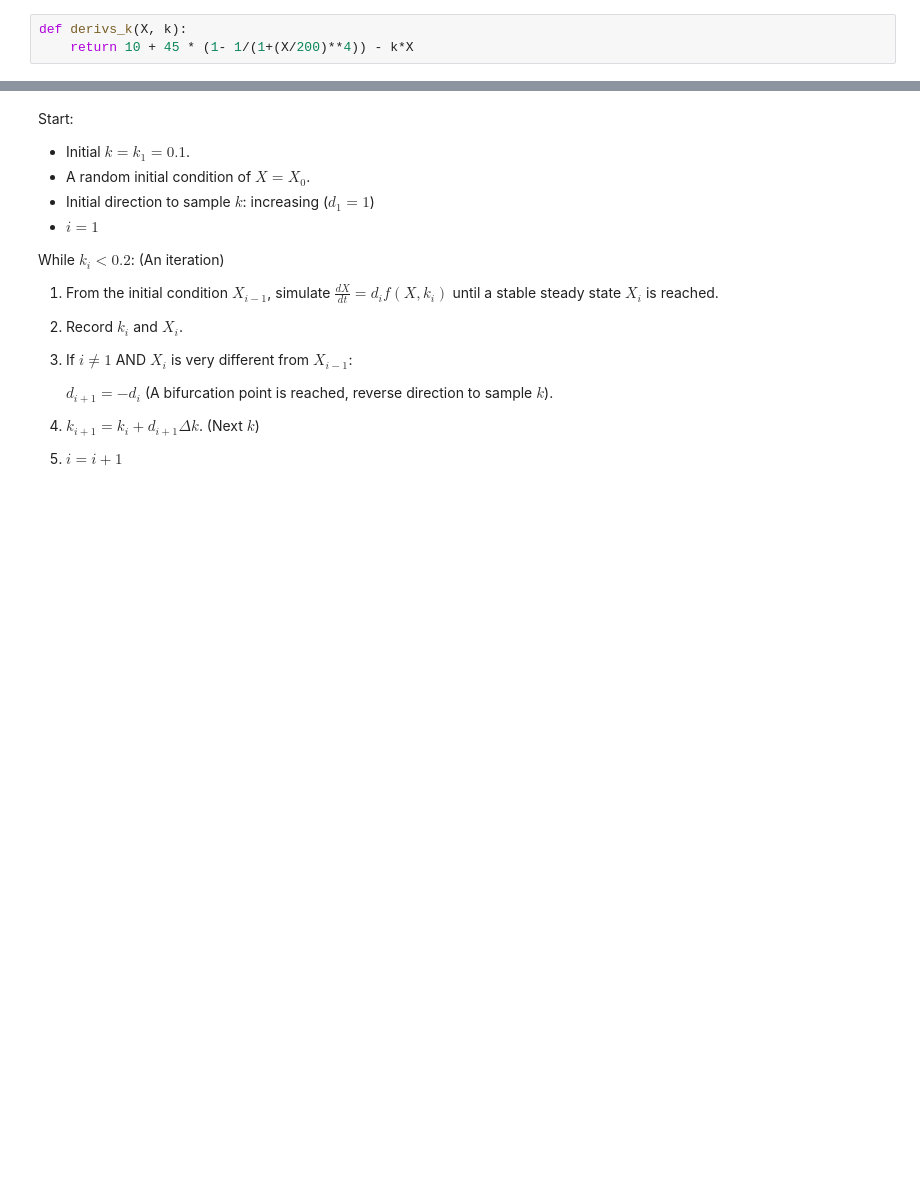
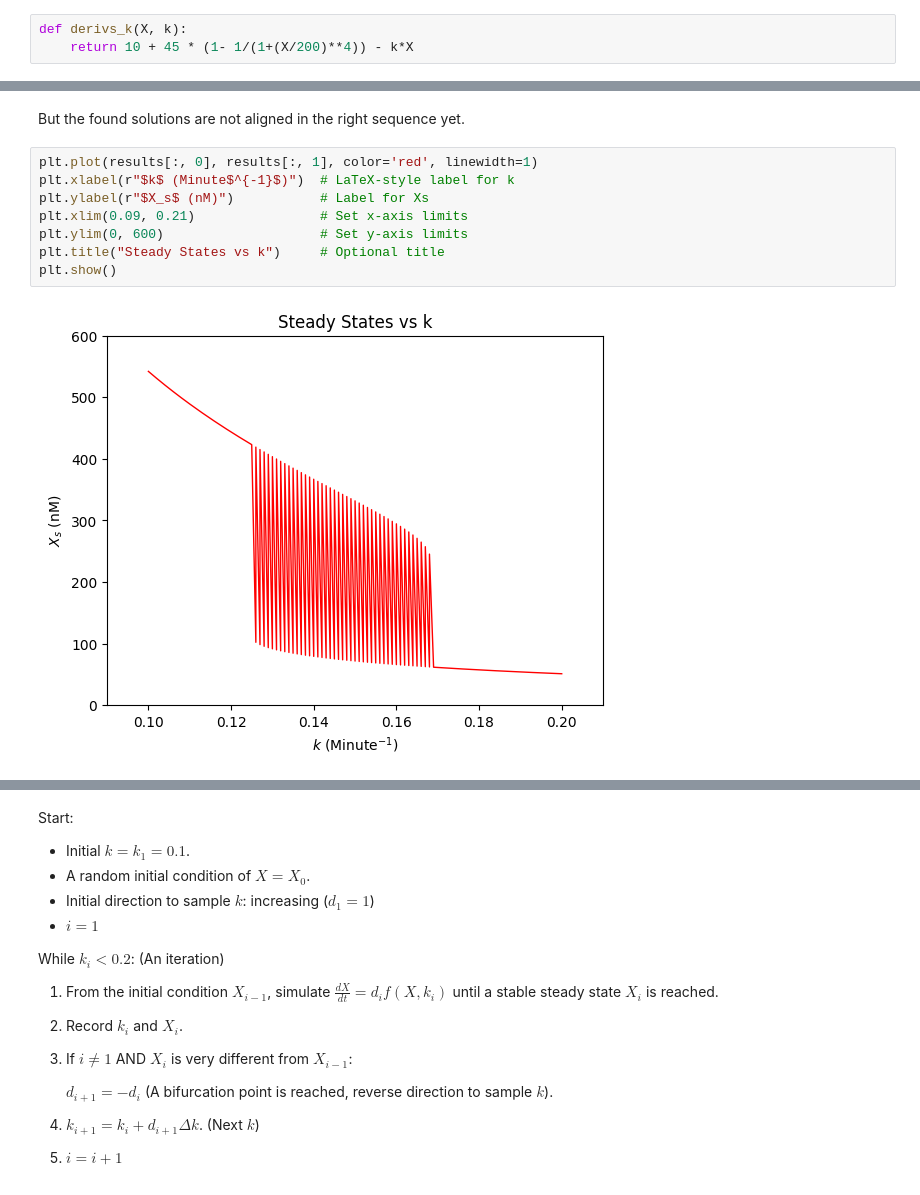
Before and after one commit to lusystemsbio/numericalR, a Jupyter notebook: extra/Python/02E.ipynb, the cells around one changed output, grey strips where cells are left out. Cells and saved outputs as stored; diff of their text form; blank space fills up the shorter version.

```diff
--- a/extra/Python/02E.ipynb
+++ b/extra/Python/02E.ipynb
@@ -59,0 +239,12 @@ plt.show()
+# %% [markdown]
+But the found solutions are not aligned in the right sequence yet.
+# %%
+plt.plot(results[:, 0], results[:, 1], color='red', linewidth=1)
+plt.xlabel(r"$k$ (Minute$^{-1}$)")  # LaTeX-style label for k
+plt.ylabel(r"$X_s$ (nM)")           # Label for Xs
+plt.xlim(0.09, 0.21)                # Set x-axis limits
+plt.ylim(0, 600)                    # Set y-axis limits
+plt.title("Steady States vs k")     # Optional title
+plt.show()
+# %% [output]
+[figure, added]
```
Also changed, not shown: parts of 26 cells of this notebook, 11 other files.
